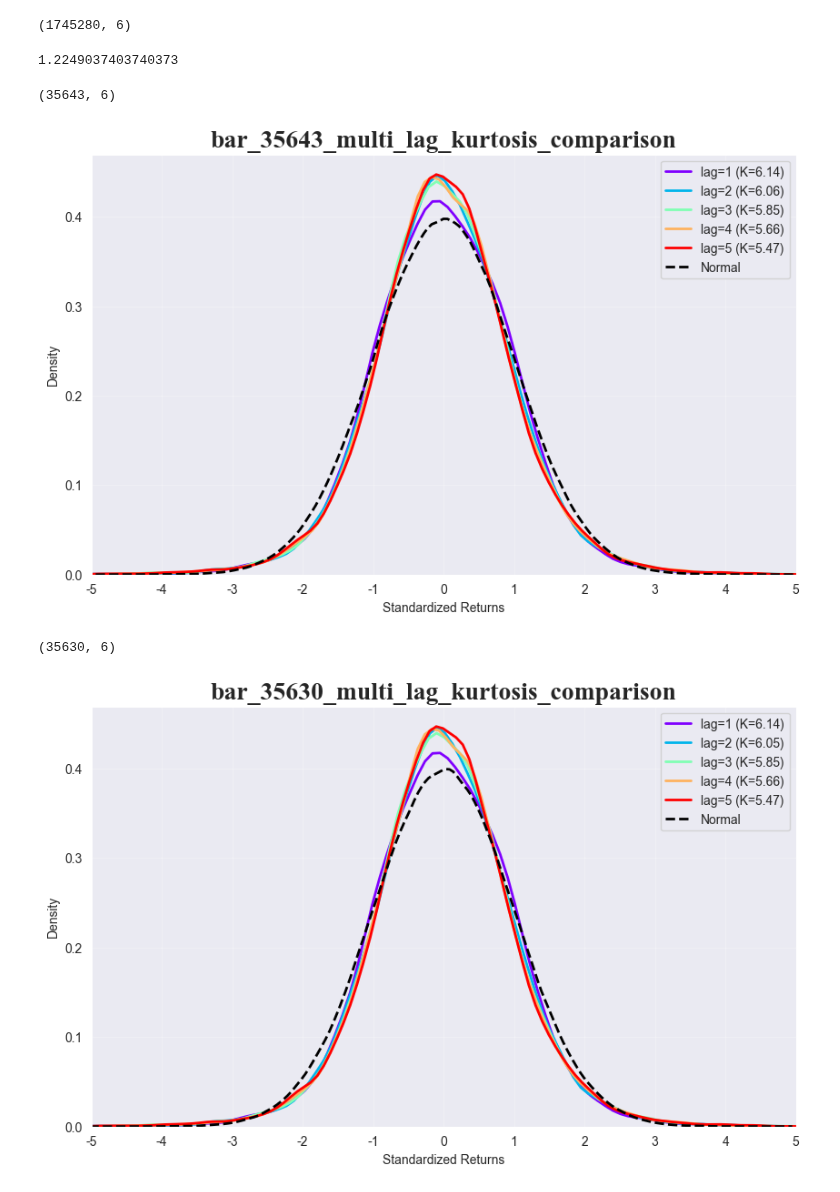
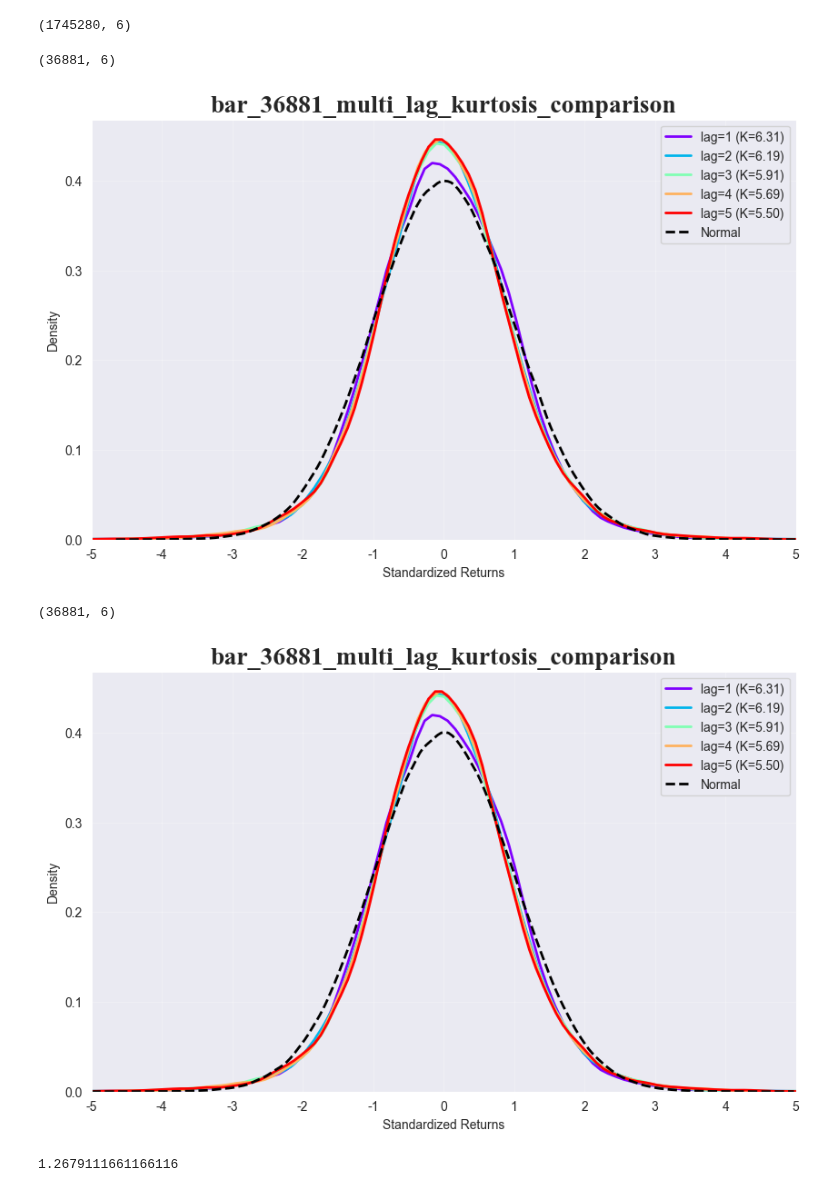
Before and after one commit to ArtiPyHeart/jesse-trade, a Jupyter notebook: Resample_Line_X.ipynb, the cells around one changed output. Drawn from its saved outputs; the diff is of its cells as text; code cells hidden in the pictures.

```diff
--- a/Resample_Line_X.ipynb
+++ b/Resample_Line_X.ipynb
@@ -18,35 +18,35 @@ _, candles = research.get_candles(
 candles.shape
 # %% [output]
 (1745280, 6)
-# %%
-import arrow
-
-35630 / (arrow.get(END) - arrow.get(START)).days / 24
-# %% [output]
-1.2249037403740373
 # %%
 from src.bars.fusion.demo import DemoBar
 from research.plot import plot_kde
 
-bar_container = DemoBar(max_bars=-1, threshold=1.453)
+bar_container = DemoBar(max_bars=-1, threshold=1.399)
 bar_container.update_with_candles(candles)
 fusion_bar = bar_container.get_fusion_bars()
 print(fusion_bar.shape)
 
 plot_kde(fusion_bar[:, 2], lag=5)
 # %% [output]
-(35643, 6)
+(36881, 6)
-[figure, old version]
+[figure, new version]
 # %%
-bar_container = DemoBar(max_bars=-1, threshold=1.4535)
+bar_container = DemoBar(max_bars=-1, threshold=1.399)
 bar_container.update_with_candles(candles)
 fusion_bar = bar_container.get_fusion_bars()
 print(fusion_bar.shape)
 
 plot_kde(fusion_bar[:, 2], lag=5)
 # %% [output]
-(35630, 6)
+(36881, 6)
-[figure, old version]
+[figure, new version]
+# %%
+import arrow
+
+36881 / (arrow.get(END) - arrow.get(START)).days / 24
+# %% [output]
+1.2679111661166116
 # %%
 from pprint import pprint
 from research.hurst_adf_kpss.trend_analyzer import quick_trend_check
```
Also changed, not shown: parts of 1 cell of this notebook.
